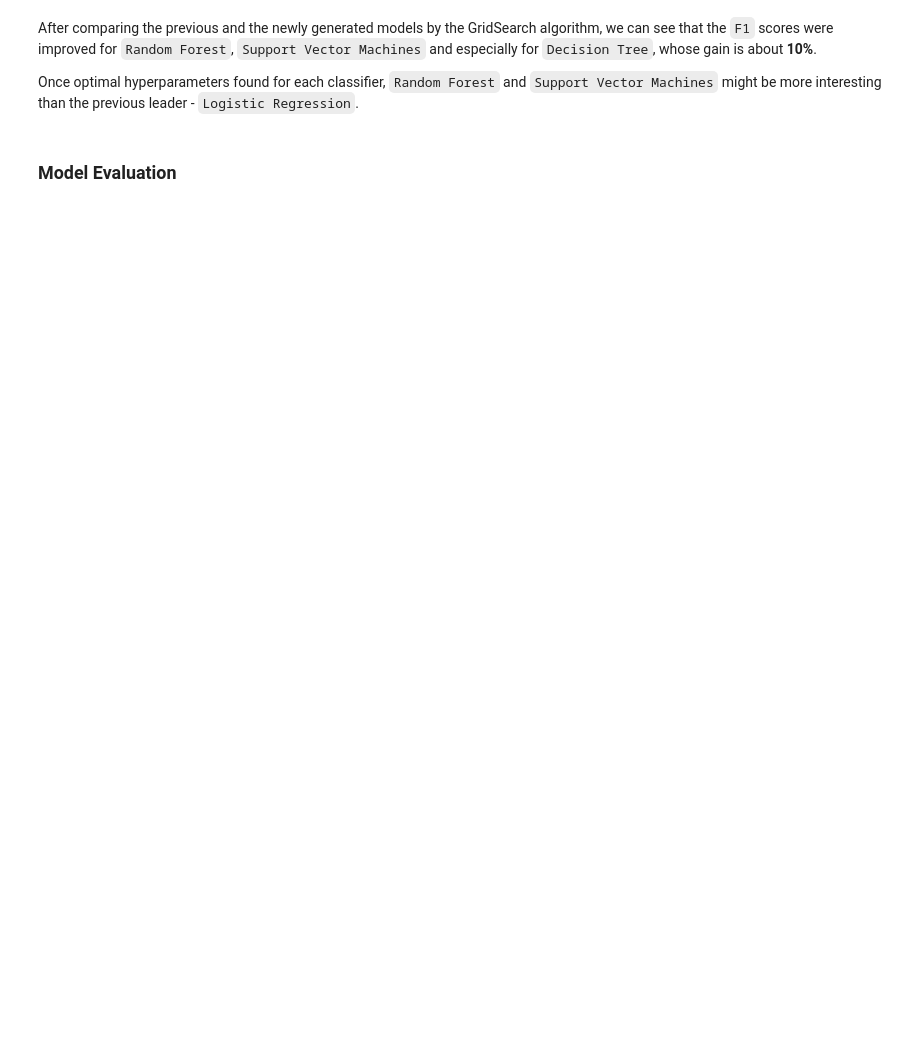
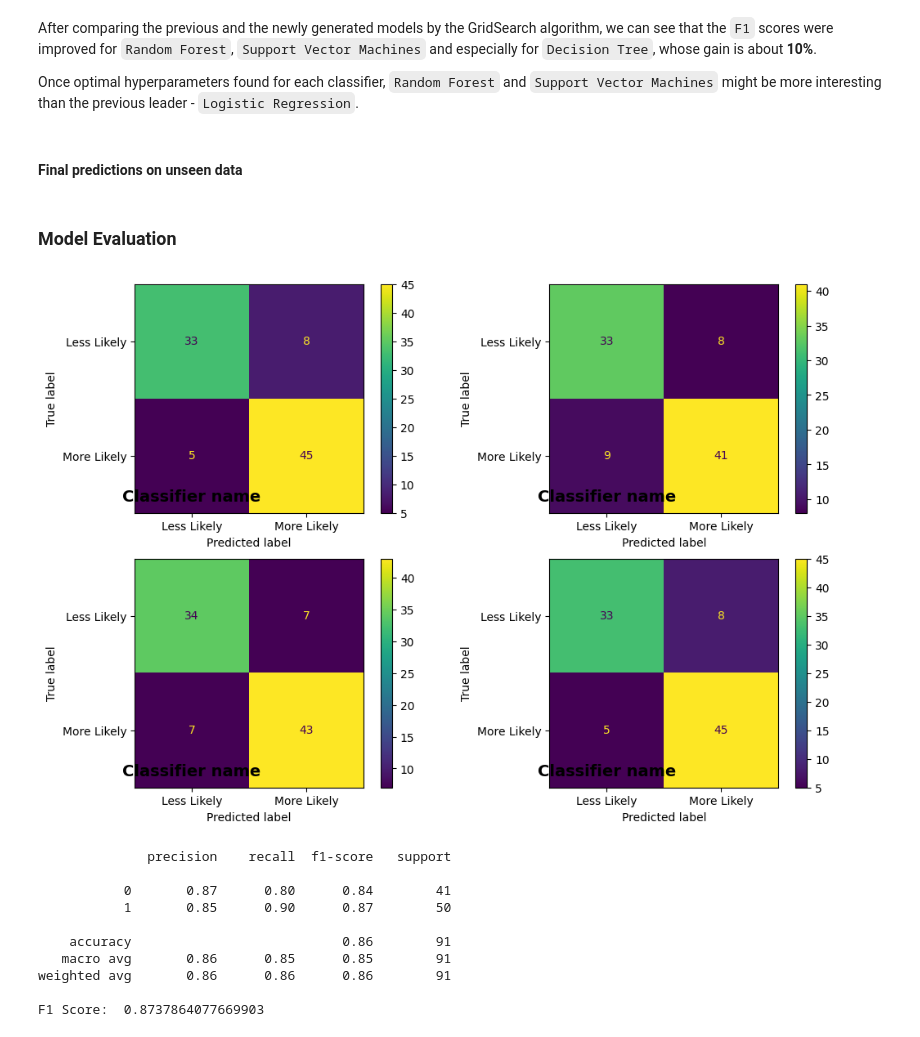
Before and after one commit to marbrex/tiw-data-analysis-project, a Jupyter notebook: descript-data.ipynb, the cells around one changed output. Drawn from its saved outputs; the diff is of its cells as text; code cells hidden in the pictures; blank space fills up the shorter version.

```diff
--- a/descript-data.ipynb
+++ b/descript-data.ipynb
@@ -996,4 +997,7 @@ display(df_gs_results)
 After comparing the previous and the newly generated models by the GridSearch algorithm, we can see that the `F1` scores were improved for `Random Forest`, `Support Vector Machines` and especially for `Decision Tree`, whose gain is about **10%**.
 
 Once optimal hyperparameters found for each classifier, `Random Forest` and `Support Vector Machines` might be more interesting than the previous leader - `Logistic Regression`.
+# %% [markdown]
+<a name="final-predictions-on-unseen-data"></a>
+#### Final predictions on unseen data
 # %%
@@ -1006,3 +1008,36 @@ for e in opt_estimators:
 # %% [markdown]
 <a name="model-evaluation"></a>
 ### Model Evaluation
+# %%
+# Confusion Matrix and F1 Score for Logitstic Regression
+
+fig, axes = plt.subplots(nrows=2, ncols=2, figsize=(12, 8))
+display_labels = ['Less Likely', 'More Likely']
+textPosX = 0; textPosY = 1.4
+
+i = 0
+for p, ax in zip(final_predictions, axes.flatten()):
+    ConfusionMatrixDisplay.from_predictions(y_test, p, ax=ax, display_labels=display_labels)
+
+    ax.text(textPosX, textPosY, 'Classifier name', textOpts)
+    i = i + 1
+
+plt.show()
+
+# plot_confusion_matrix(opt_estimators[0].named_steps['classifier'], X_test, y_test)
+# plt.show()
+
+print(classification_report(y_test, final_predictions[0]))
+print('F1 Score: ', f1_score(y_test, final_predictions[0]))
+# %% [output]
+[figure, added]
+              precision    recall  f1-score   support
+
+           0       0.87      0.80      0.84        41
+           1       0.85      0.90      0.87        50
+
+    accuracy                           0.86        91
+   macro avg       0.86      0.85      0.85        91
+weighted avg       0.86      0.86      0.86        91
+
+F1 Score:  0.8737864077669903
```
Also changed, not shown: parts of 4 cells of this notebook.
